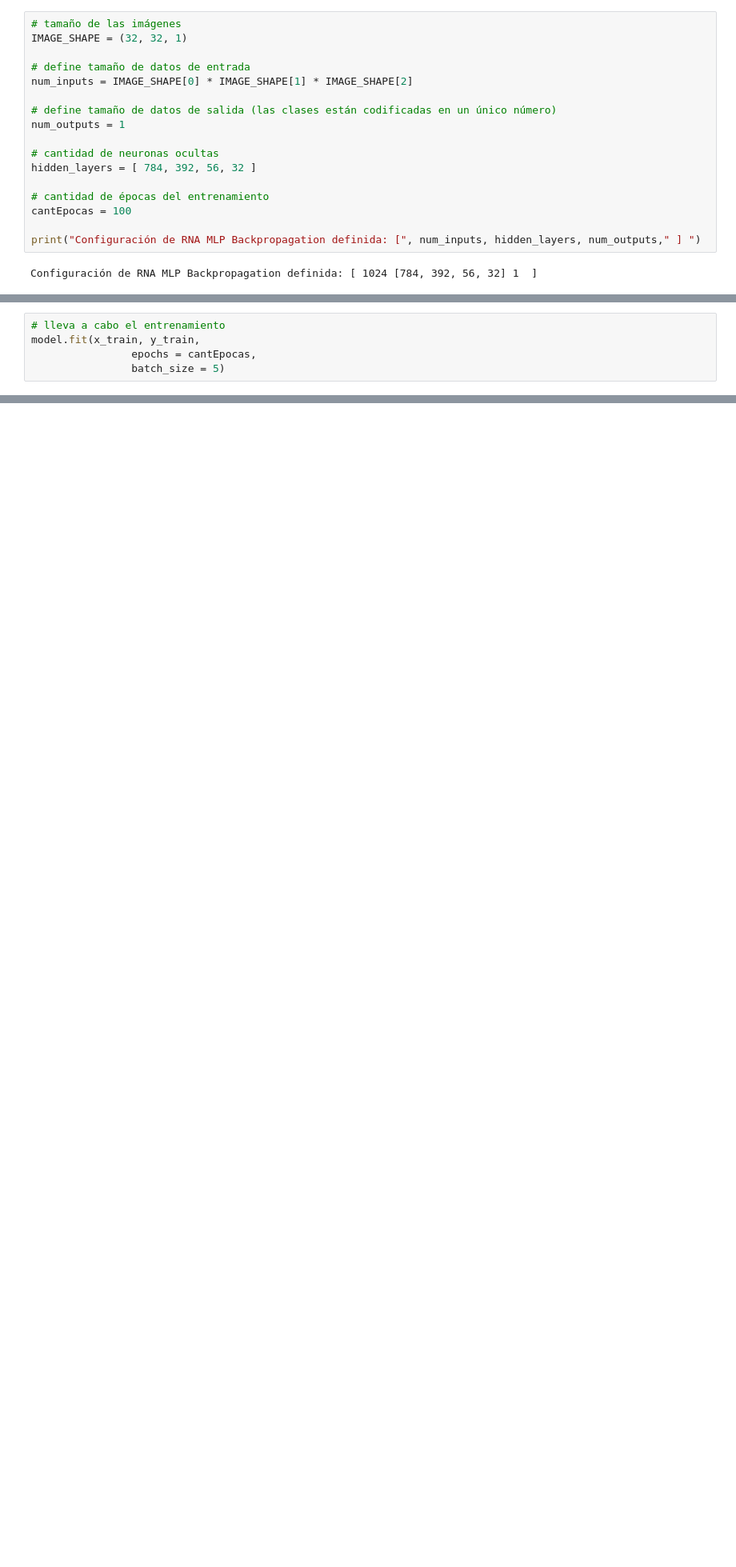
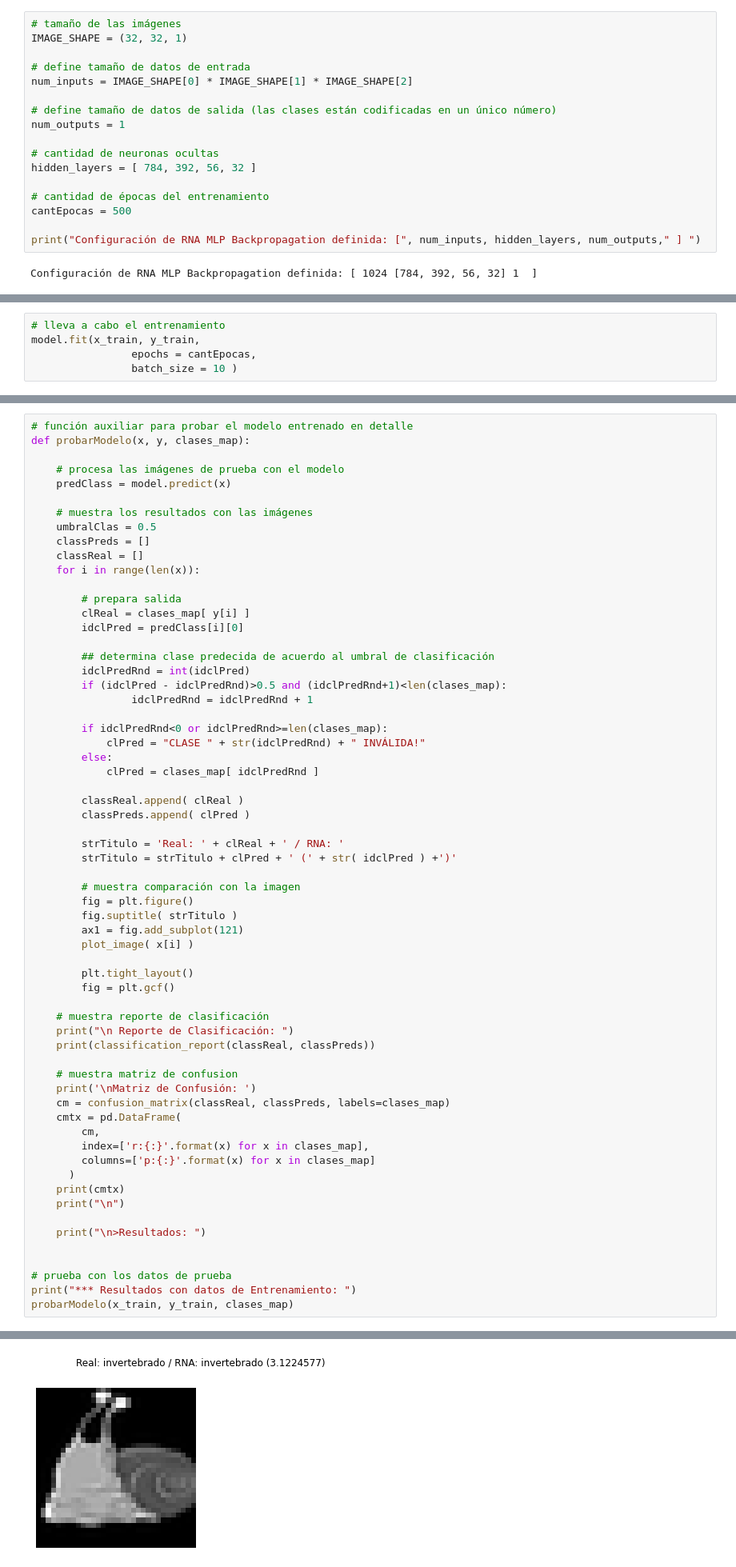
Before and after one commit to PGP-MachineLearning/demoIA, a Jupyter notebook: RNA MLP Imag ANIMALES.ipynb, the cells around one changed output, grey strips where cells are left out. Shown at 80% size. Saved outputs shown, nothing was run; the diff lists cells and outputs as text; blank space fills up the shorter version.

```diff
--- a/RNA MLP Imag ANIMALES.ipynb
+++ b/RNA MLP Imag ANIMALES.ipynb
@@ -47,7 +40,7 @@ num_outputs = 1
 hidden_layers = [ 784, 392, 56, 32 ]
 
 # cantidad de épocas del entrenamiento
-cantEpocas = 100
+cantEpocas = 500
 
 print("Configuración de RNA MLP Backpropagation definida: [", num_inputs, hidden_layers, num_outputs," ] ")
 # %% [output]
@@ -200,5 +240,5 @@ _________________________________________________________________
 # lleva a cabo el entrenamiento
 model.fit(x_train, y_train,
                 epochs = cantEpocas,
-                batch_size = 5)
+                batch_size = 10 )
 # %% [output]
@@ -222,0 +263,64 @@ Epoch 100/100
+# %%
+# función auxiliar para probar el modelo entrenado en detalle
+def probarModelo(x, y, clases_map):
+
+    # procesa las imágenes de prueba con el modelo
+    predClass = model.predict(x)
+
+    # muestra los resultados con las imágenes
+    umbralClas = 0.5
+    classPreds = []
+    classReal = []
+    for i in range(len(x)):
+
+        # prepara salida
+        clReal = clases_map[ y[i] ]
+        idclPred = predClass[i][0]
+
+        ## determina clase predecida de acuerdo al umbral de clasificación
+        idclPredRnd = int(idclPred)
+        if (idclPred - idclPredRnd)>0.5 and (idclPredRnd+1)<len(clases_map):
+                idclPredRnd = idclPredRnd + 1
+
+        if idclPredRnd<0 or idclPredRnd>=len(clases_map):
+            clPred = "CLASE " + str(idclPredRnd) + " INVÁLIDA!"
+        else:
+            clPred = clases_map[ idclPredRnd ]
+
+        classReal.append( clReal )
+        classPreds.append( clPred )
+
+        strTitulo = 'Real: ' + clReal + ' / RNA: '
+        strTitulo = strTitulo + clPred + ' (' + str( idclPred ) +')'
+
+        # muestra comparación con la imagen
+        fig = plt.figure()
+        fig.suptitle( strTitulo )
+        ax1 = fig.add_subplot(121)
+        plot_image( x[i] )
+
+        plt.tight_layout()
+        fig = plt.gcf()
+
+    # muestra reporte de clasificación
+    print("\n Reporte de Clasificación: ")
+    print(classification_report(classReal, classPreds))
+
+    # muestra matriz de confusion
+    print('\nMatriz de Confusión: ')
+    cm = confusion_matrix(classReal, classPreds, labels=clases_map)
+    cmtx = pd.DataFrame(
+        cm,
+        index=['r:{:}'.format(x) for x in clases_map],
+        columns=['p:{:}'.format(x) for x in clases_map]
+      )
+    print(cmtx)
+    print("\n")
+
+    print("\n>Resultados: ")
+
+
+# prueba con los datos de prueba
+print("*** Resultados con datos de Entrenamiento: ")
+probarModelo(x_train, y_train, clases_map)
+# %% [output]
@@ -222,0 +345 @@ Epoch 100/100
+[figure, added]
```
Also changed, not shown: parts of 11 cells of this notebook, 2 other files.
